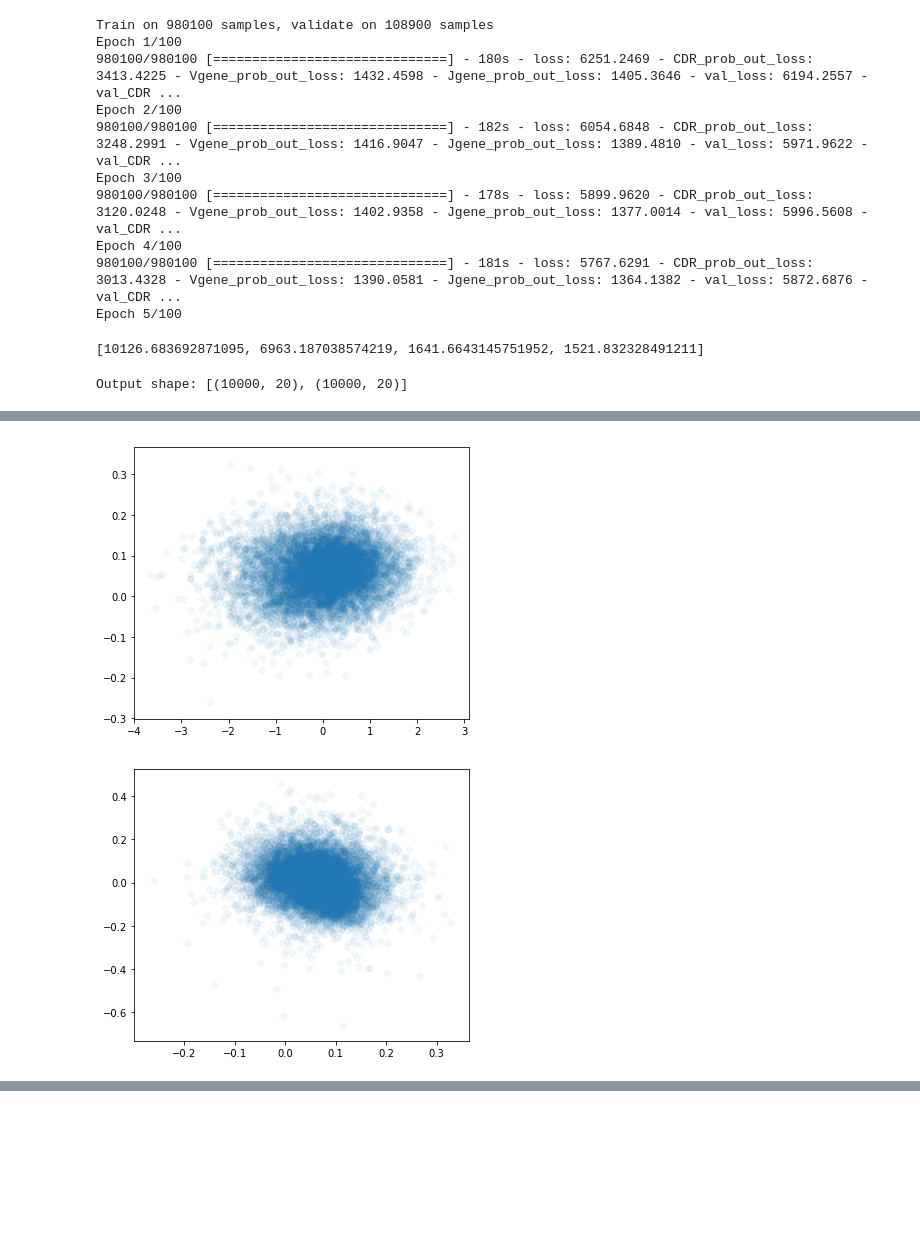
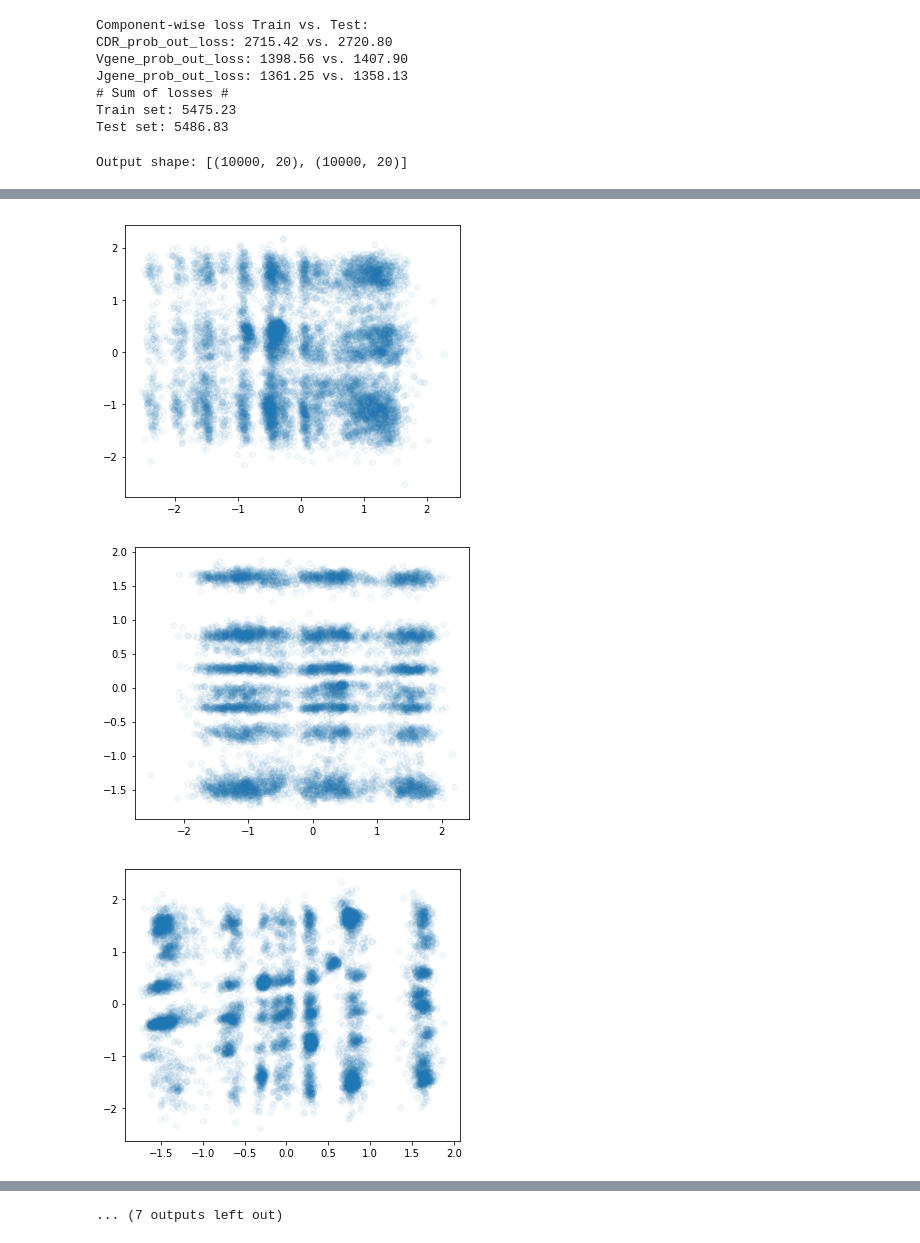
Before and after one commit to matsengrp/vampire, a Jupyter notebook: two_layer_dense_vae-TCR.ipynb, the cells around one changed output, grey strips where cells are left out. Drawn from its saved outputs; the diff is of its cells as text; code cells hidden in the pictures; blank space fills up the shorter version.

```diff
--- a/two_layer_dense_vae-TCR.ipynb
+++ b/two_layer_dense_vae-TCR.ipynb
@@ -133,10 +134,11 @@ def onehot2TCRbeta(onehot_seq, onehot_vgene, onehot_jgene):
     return(TCRB_list)
 # %%
 # Read in some sequences:
-MAX_SEQS = 10000000
+MAX_SEQS = 100000
 MAX_LEN = 30
 # fnam = '02-0249_TCRB_KD_cut.tsv'
 fnam = 'all_TCRB_KD_cut.tsv'
+#fnam = 'HIP13427_KD_cut.tsv'
 TCRB_list = list()
 for i, line in enumerate(open(fnam, 'r')):
     if i >= MAX_SEQS:
@@ -331,29 +334,20 @@ x_test_Vgene = onehot_Vgene[test_mask]
 x_train_Jgene = onehot_Jgene[train_mask]
 x_test_Jgene = onehot_Jgene[test_mask]
 # %%
-nb_epoch = 100
+use_cache = True
+nb_epoch = 300
 early_stopping = EarlyStopping(monitor='val_loss', patience=5)
-best_weights_filename = "two_layer_dense_vae-TCR_weights.best.hdf5"
-save_best_weights = ModelCheckpoint(best_weights_filename, monitor='val_loss', verbose=1, save_best_only=True, mode='min')
-vae_log = vae.fit([x_train_CDR3, x_train_Vgene, x_train_Jgene],
-                  [x_train_CDR3, x_train_Vgene, x_train_Jgene],  # VAE is unsupervised so y=X
-                  shuffle=True,
-                  epochs=nb_epoch,
-                  batch_size=batch_size,
-                  validation_split=0.1,
-                  callbacks=[early_stopping, save_best_weights])
+best_weights_filename = "cached_weights_TCR_vae/two_layer_dense_vae-TCR_weights_best.h5"
+if not (use_cache and os.path.isfile(best_weights_filename)):
+    save_best_weights = ModelCheckpoint(best_weights_filename, monitor='val_loss', verbose=1, save_best_only=True, mode='min')
+    vae_log = vae.fit([x_train_CDR3, x_train_Vgene, x_train_Jgene],
+                      [x_train_CDR3, x_train_Vgene, x_train_Jgene],  # VAE is unsupervised so y=X
+                      shuffle=True,
+                      epochs=nb_epoch,
+                      batch_size=batch_size,
+                      validation_split=0.1,
+                      callbacks=[early_stopping, save_best_weights])
 vae.load_weights(best_weights_filename)  # Load best weights after early stopping kicks in
-# %% [output]
-Train on 980100 samples, validate on 108900 samples
-Epoch 1/100
-980100/980100 [==============================] - 180s - loss: 6251.2469 - CDR_prob_out_loss: 3413.4225 - Vgene_prob_out_loss: 1432.4598 - Jgene_prob_out_loss: 1405.3646 - val_loss: 6194.2557 - val_CDR ...
-Epoch 2/100
-980100/980100 [==============================] - 182s - loss: 6054.6848 - CDR_prob_out_loss: 3248.2991 - Vgene_prob_out_loss: 1416.9047 - Jgene_prob_out_loss: 1389.4810 - val_loss: 5971.9622 - val_CDR ...
-Epoch 3/100
-980100/980100 [==============================] - 178s - loss: 5899.9620 - CDR_prob_out_loss: 3120.0248 - Vgene_prob_out_loss: 1402.9358 - Jgene_prob_out_loss: 1377.0014 - val_loss: 5996.5608 - val_CDR ...
-Epoch 4/100
-980100/980100 [==============================] - 181s - loss: 5767.6291 - CDR_prob_out_loss: 3013.4328 - Vgene_prob_out_loss: 1390.0581 - Jgene_prob_out_loss: 1364.1382 - val_loss: 5872.6876 - val_CDR ...
-Epoch 5/100
 # %%
 # Save/load trained weights:
 #vae.save('two_layer_vae.h5')
@@ -362,12 +356,18 @@ Epoch 5/100
 # Let's look at the loss on the train vs. the hold out test set:
 trainset_loss = vae.evaluate(x=[x_train_CDR3, x_train_Vgene, x_train_Jgene], y=[x_train_CDR3, x_train_Vgene, x_train_Jgene], batch_size=batch_size)
 testset_loss = vae.evaluate(x=[x_test_CDR3, x_test_Vgene, x_test_Jgene], y=[x_test_CDR3, x_test_Vgene, x_test_Jgene], batch_size=batch_size)
-print('Component-wise loss Train vs. Test:')
+print('\nComponent-wise loss Train vs. Test:')
 for i in [1, 2, 3]:
-    print('{}: {.2f} vs. {.2f}'.format(vae.metrics_names[i], trainset_loss[i], testset_loss[i]))
-print('# Sum of losses #\nTrain set: {.2f}\nTest set: {.2f}'.format(trainset_loss[0], testset_loss[0]))
+    print('{}: {:.2f} vs. {:.2f}'.format(vae.metrics_names[i], float(trainset_loss[i]), float(testset_loss[i])))
+print('# Sum of losses #\nTrain set: {:.2f}\nTest set: {:.2f}'.format(float(trainset_loss[0]), float(testset_loss[0])))
 # %% [output]
-[10126.683692871095, 6963.187038574219, 1641.6643145751952, 1521.832328491211]
+Component-wise loss Train vs. Test:
+CDR_prob_out_loss: 2715.42 vs. 2720.80
+Vgene_prob_out_loss: 1398.56 vs. 1407.90
+Jgene_prob_out_loss: 1361.25 vs. 1358.13
+# Sum of losses #
+Train set: 5475.23
+Test set: 5486.83
 # %%
 # Encode a chunk of testset data into latent space:
 chunk = 10000
@@ -377,7 +377,7 @@ print('Output shape: [{}, {}]'.format(x_test_encoded[0].shape, x_test_encoded[0]
 Output shape: [(10000, 20), (10000, 20)]
 # %%
 # Take a quick look at the latent space:
-for i in range(10):
+for i in range(19):
     x = list(x_test_encoded[0][:, i])
     y = list(x_test_encoded[0][:, i+1])
     plt.figure(figsize=(6, 5))
@@ -394,2 +394,3 @@ for i in range(10):
-[figure, old version]
+[figure, new version]
-[figure, old version]
+[figure, new version]
+[figure, added]
@@ -396,3 +398,4 @@ for i in range(10):
+... (7 outputs left out)
 # %%
 # Do a PCA to see how much explained variance that can be extracted
 # from any two dimensional combination of the latent space:
```
Also changed, not shown: parts of 32 cells of this notebook.
